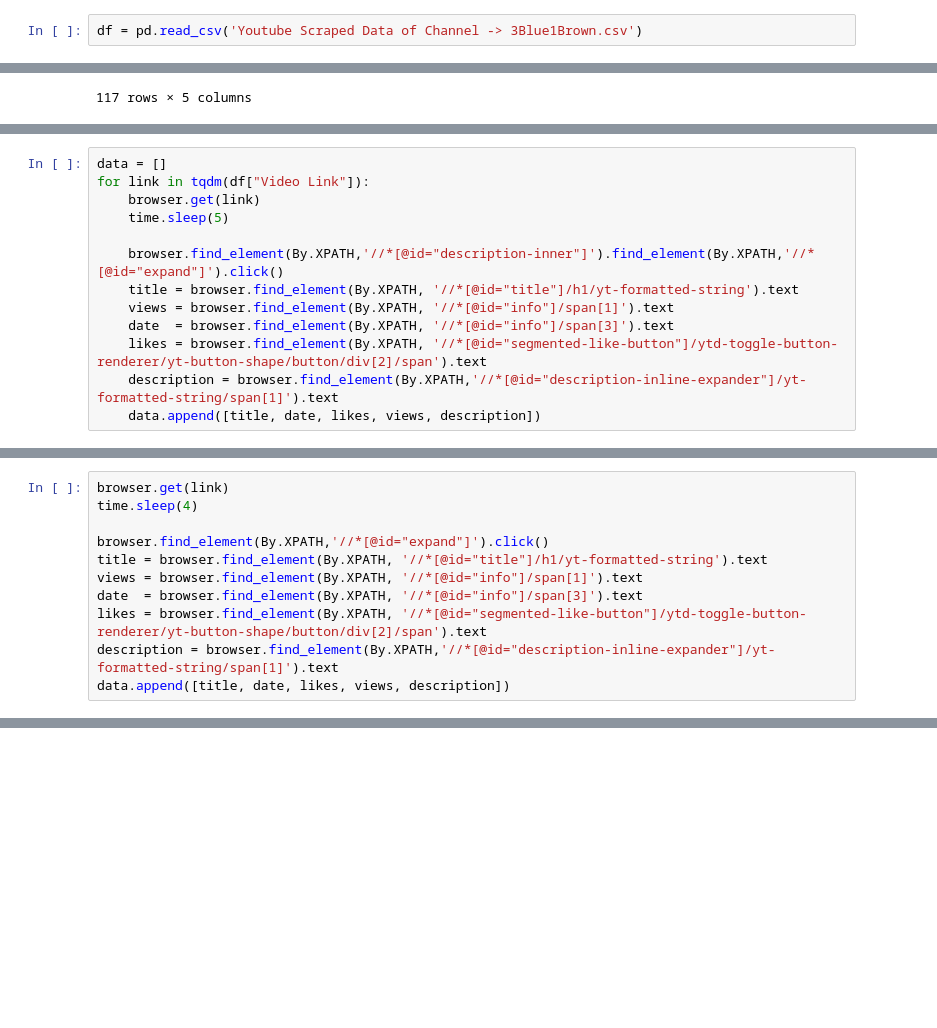
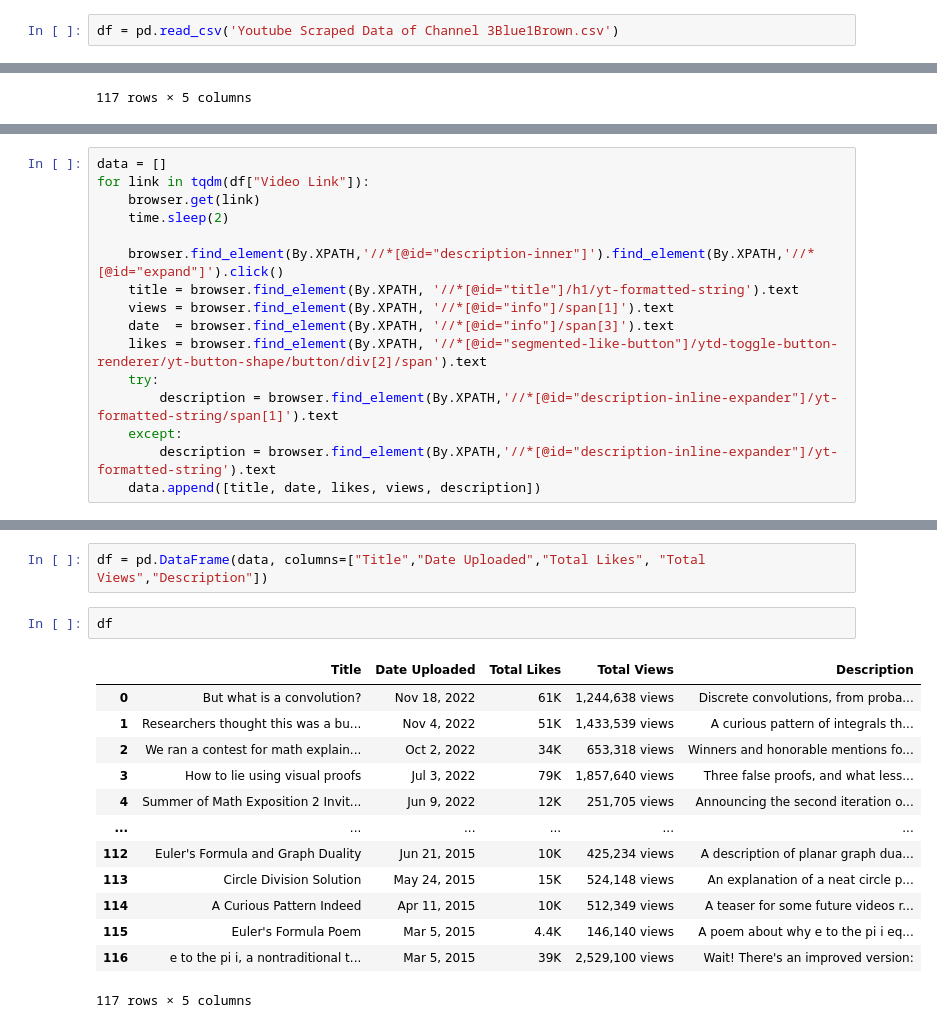
Before and after one commit to ChandrashekharRobbi/Web-Scraping, a Jupyter notebook: Youtube Video Scraper using Selenium/Scraping from each video.ipynb, the cells around one changed output, grey strips where cells are left out. Saved outputs shown, nothing was run; the diff lists cells and outputs as text; blank space fills up the shorter version.

```diff
--- a/Youtube Video Scraper using Selenium/Scraping from each video.ipynb
+++ b/Youtube Video Scraper using Selenium/Scraping from each video.ipynb
@@ -14,7 +15,7 @@ browser = webdriver.Chrome(driver)
 # %%
 browser.get('https://www.youtube.com/@3blue1brown/videos')
 # %%
-df = pd.read_csv('Youtube Scraped Data of Channel -> 3Blue1Brown.csv')
+df = pd.read_csv('Youtube Scraped Data of Channel 3Blue1Brown.csv')
 # %%
 df
 # %% [output]
@@ -44,12 +36,15 @@ browser.find_element(By.XPATH,'//*[@id="expand"]').text
 data = []
 for link in tqdm(df["Video Link"]):
     browser.get(link)
-    time.sleep(5)
+    time.sleep(2)
 
     browser.find_element(By.XPATH,'//*[@id="description-inner"]').find_element(By.XPATH,'//*[@id="expand"]').click()
     title = browser.find_element(By.XPATH, '//*[@id="title"]/h1/yt-formatted-string').text
     views = browser.find_element(By.XPATH, '//*[@id="info"]/span[1]').text
     date  = browser.find_element(By.XPATH, '//*[@id="info"]/span[3]').text
     likes = browser.find_element(By.XPATH, '//*[@id="segmented-like-button"]/ytd-toggle-button-renderer/yt-button-shape/button/div[2]/span').text
-    description = browser.find_element(By.XPATH,'//*[@id="description-inline-expander"]/yt-formatted-string/span[1]').text
+    try:
+        description = browser.find_element(By.XPATH,'//*[@id="description-inline-expander"]/yt-formatted-string/span[1]').text
+    except:
+        description = browser.find_element(By.XPATH,'//*[@id="description-inline-expander"]/yt-formatted-string').text
     data.append([title, date, likes, views, description])
@@ -58,11 +50,0 @@ link = "https://www.youtube.com/watch?v=F3Qixy-r_rQ"
-# %%
-browser.get(link)
-time.sleep(4)
-
-browser.find_element(By.XPATH,'//*[@id="expand"]').click()
-title = browser.find_element(By.XPATH, '//*[@id="title"]/h1/yt-formatted-string').text
-views = browser.find_element(By.XPATH, '//*[@id="info"]/span[1]').text
-date  = browser.find_element(By.XPATH, '//*[@id="info"]/span[3]').text
-likes = browser.find_element(By.XPATH, '//*[@id="segmented-like-button"]/ytd-toggle-button-renderer/yt-button-shape/button/div[2]/span').text
-description = browser.find_element(By.XPATH,'//*[@id="description-inline-expander"]/yt-formatted-string/span[1]').text
-data.append([title, date, likes, views, description])
@@ -68,0 +71,18 @@ data.append([title, date, likes, views, description])
+# %%
+df = pd.DataFrame(data, columns=["Title","Date Uploaded","Total Likes", "Total Views","Description"])
+# %%
+df
+# %% [output]
+|  | Title | Date Uploaded | Total Likes | Total Views | Description |
+| 0 | But what is a convolution? | Nov 18, 2022 | 61K | 1,244,638 views | Discrete convolutions, from proba... |
+| 1 | Researchers thought this was a bu... | Nov 4, 2022 | 51K | 1,433,539 views | A curious pattern of integrals th... |
+| 2 | We ran a contest for math explain... | Oct 2, 2022 | 34K | 653,318 views | Winners and honorable mentions fo... |
+| 3 | How to lie using visual proofs | Jul 3, 2022 | 79K | 1,857,640 views | Three false proofs, and what less... |
+| 4 | Summer of Math Exposition 2 Invit... | Jun 9, 2022 | 12K | 251,705 views | Announcing the second iteration o... |
+| ... | ... | ... | ... | ... | ... |
+| 112 | Euler's Formula and Graph Duality | Jun 21, 2015 | 10K | 425,234 views | A description of planar graph dua... |
+| 113 | Circle Division Solution | May 24, 2015 | 15K | 524,148 views | An explanation of a neat circle p... |
+| 114 | A Curious Pattern Indeed | Apr 11, 2015 | 10K | 512,349 views | A teaser for some future videos r... |
+| 115 | Euler's Formula Poem | Mar 5, 2015 | 4.4K | 146,140 views | A poem about why e to the pi i eq... |
+| 116 | e to the pi i, a nontraditional t... | Mar 5, 2015 | 39K | 2,529,100 views | Wait! There's an improved version: |
+117 rows × 5 columns
```
Also changed, not shown: parts of 11 cells of this notebook, 1 other file.
